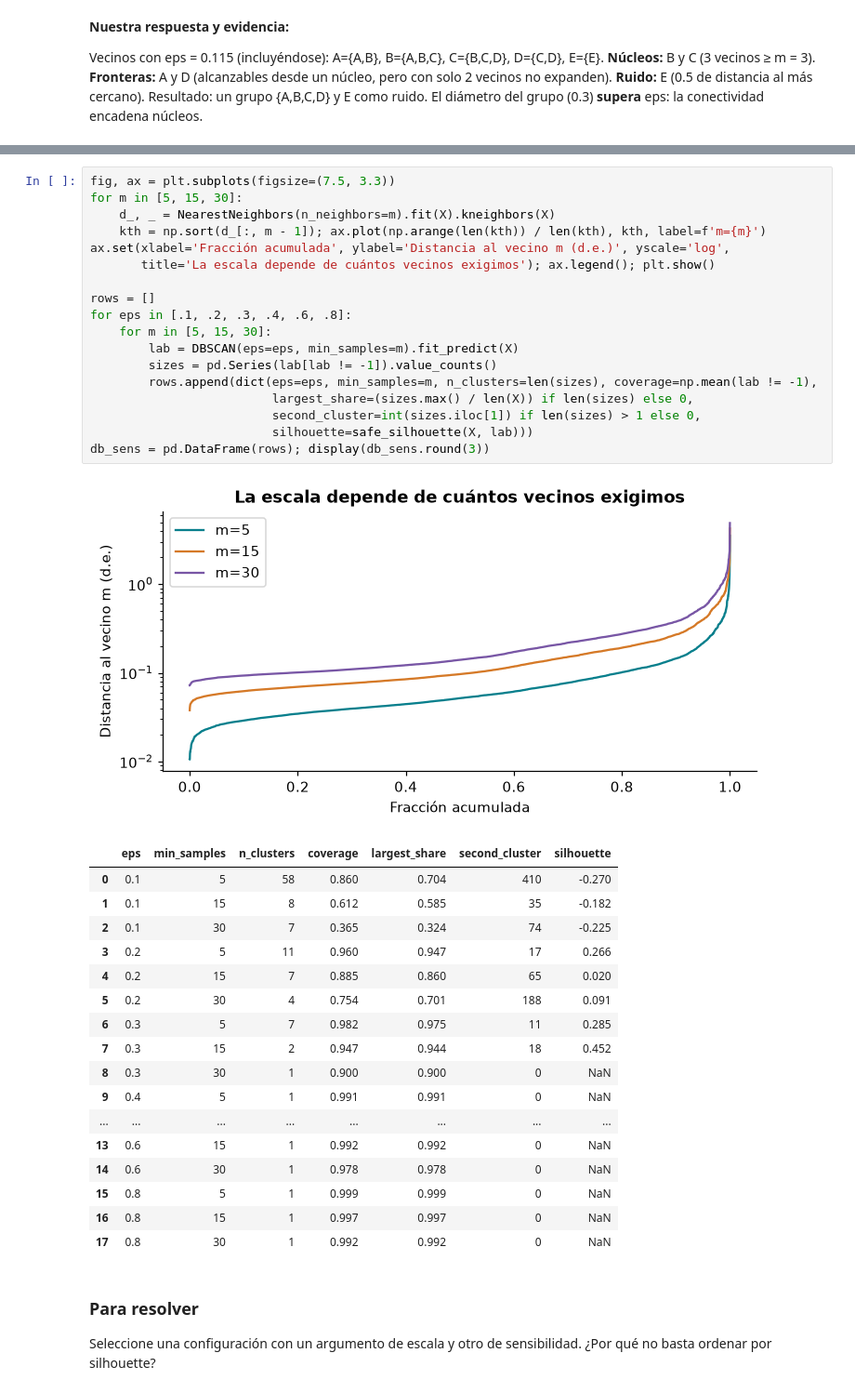
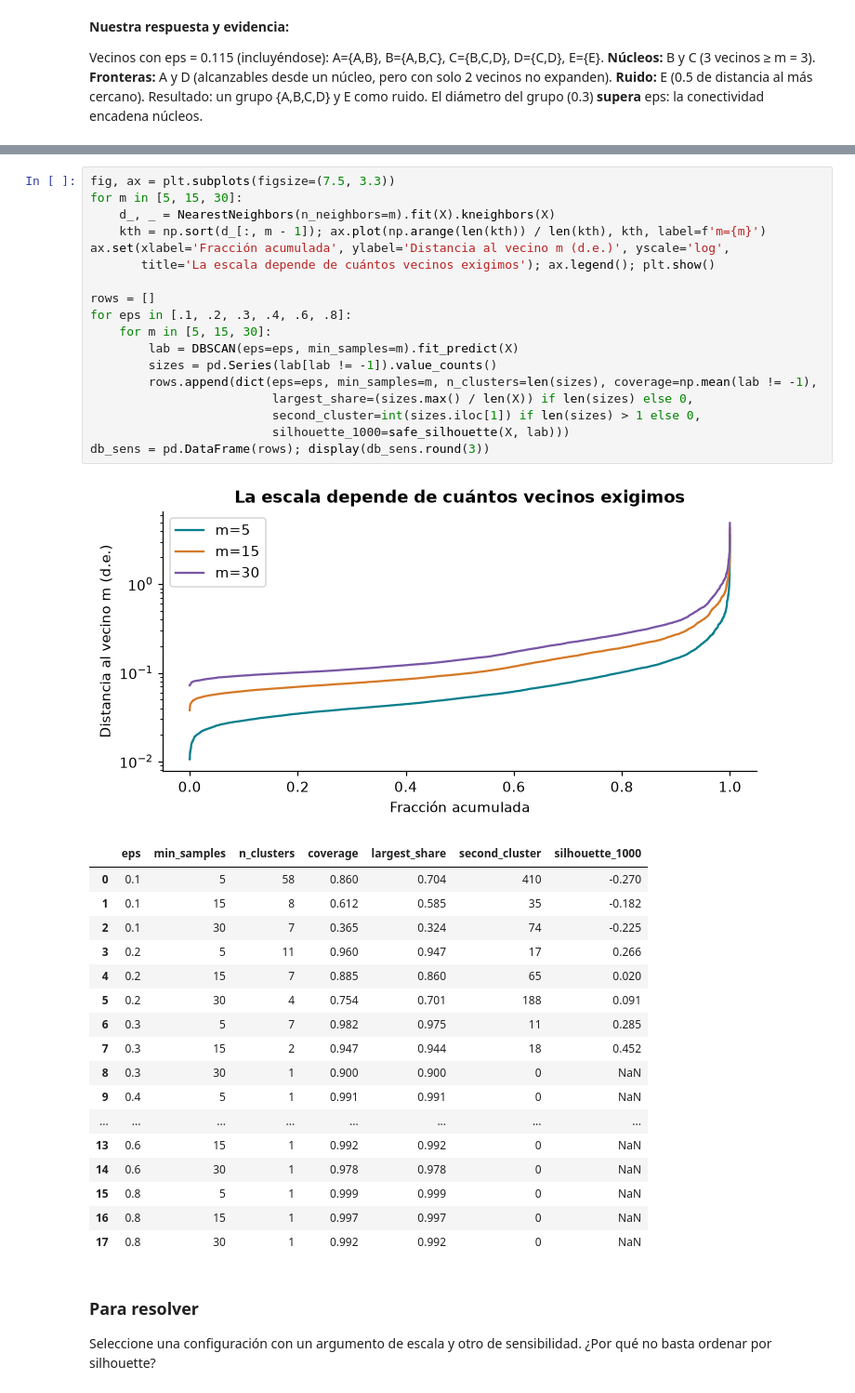
Before and after one commit to danielaestudio02-del/Diabetes, a Jupyter notebook: semana08_clustering_diabetes.ipynb, the cells around one changed output, grey strips where cells are left out. Shown at 93% size. Cells and saved outputs as stored; diff of their text form.

```diff
--- a/semana08_clustering_diabetes.ipynb
+++ b/semana08_clustering_diabetes.ipynb
@@ -450,24 +476,24 @@ la conectividad encadena núcleos.
 # %%
 fig, ax = plt.subplots(figsize=(7.5, 3.3))
 for m in [5, 15, 30]:
     d_, _ = NearestNeighbors(n_neighbors=m).fit(X).kneighbors(X)
     kth = np.sort(d_[:, m - 1]); ax.plot(np.arange(len(kth)) / len(kth), kth, label=f'm={m}')
 ax.set(xlabel='Fracción acumulada', ylabel='Distancia al vecino m (d.e.)', yscale='log',
        title='La escala depende de cuántos vecinos exigimos'); ax.legend(); plt.show()
 
 rows = []
 for eps in [.1, .2, .3, .4, .6, .8]:
     for m in [5, 15, 30]:
         lab = DBSCAN(eps=eps, min_samples=m).fit_predict(X)
         sizes = pd.Series(lab[lab != -1]).value_counts()
         rows.append(dict(eps=eps, min_samples=m, n_clusters=len(sizes), coverage=np.mean(lab != -1),
                          largest_share=(sizes.max() / len(X)) if len(sizes) else 0,
                          second_cluster=int(sizes.iloc[1]) if len(sizes) > 1 else 0,
-                         silhouette=safe_silhouette(X, lab)))
+                         silhouette_1000=safe_silhouette(X, lab)))
 db_sens = pd.DataFrame(rows); display(db_sens.round(3))
 # %% [output]
 [figure]
-|  | eps | min_samples | n_clusters | coverage | largest_share | second_cluster | silhouette |
+|  | eps | min_samples | n_clusters | coverage | largest_share | second_cluster | silhouette_1000 |
 | 0 | 0.1 | 5 | 58 | 0.860 | 0.704 | 410 | -0.270 |
 | 1 | 0.1 | 15 | 8 | 0.612 | 0.585 | 35 | -0.182 |
 | 2 | 0.1 | 30 | 7 | 0.365 | 0.324 | 74 | -0.225 |
```
Also changed, not shown: parts of 15 cells of this notebook.
